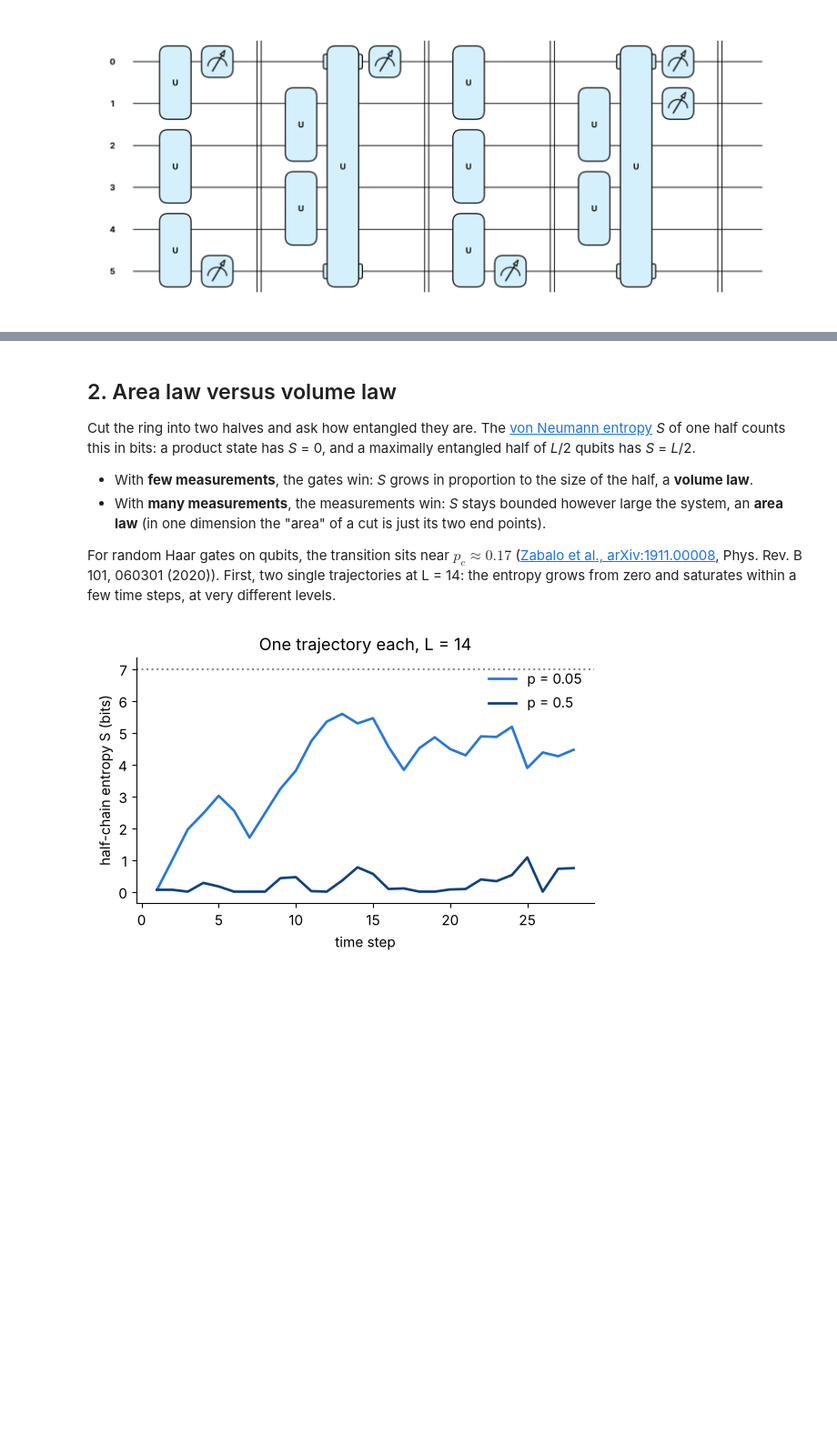
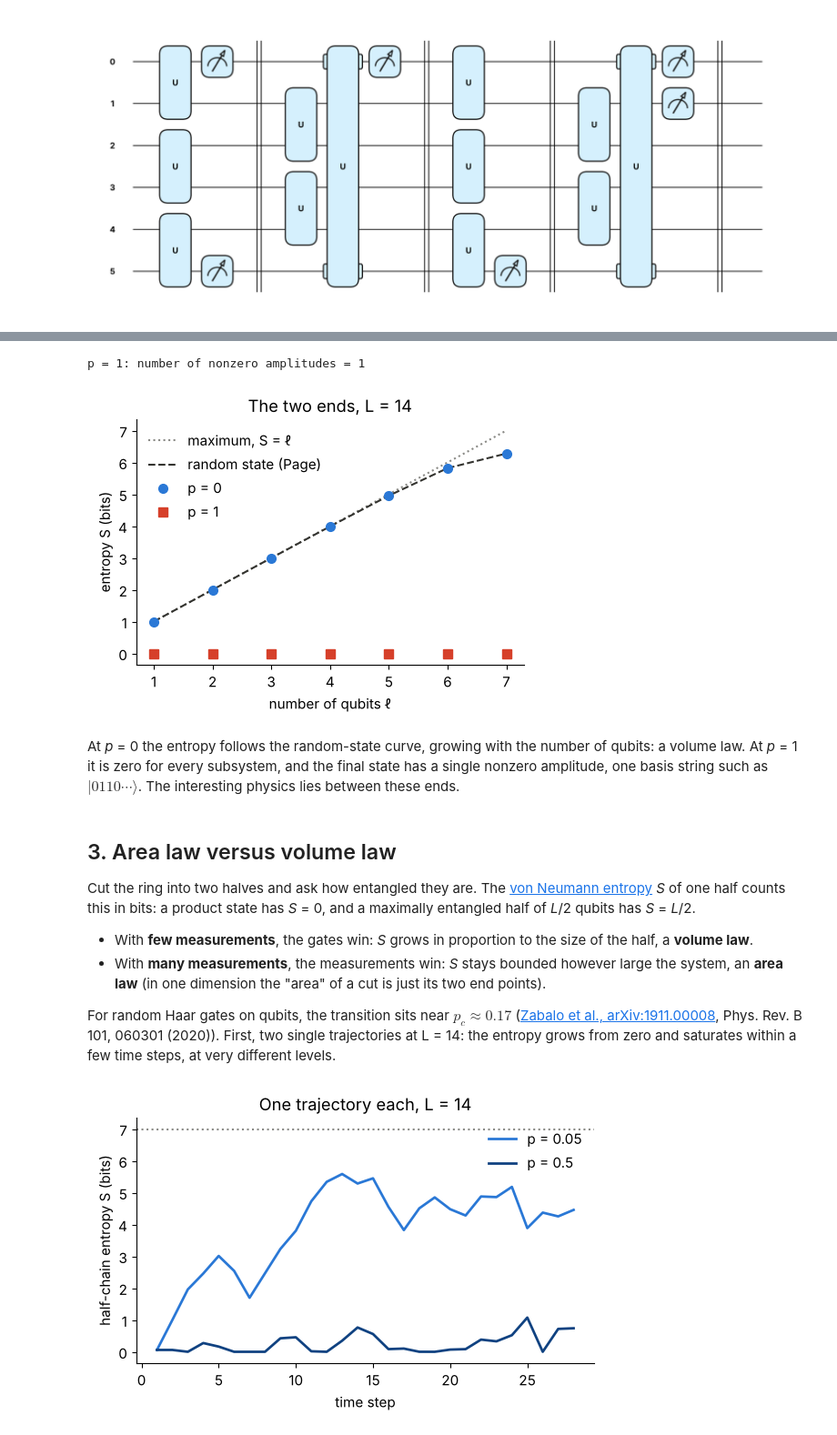
Before and after one commit to liukeLyu/mipt-sim, a Jupyter notebook: examples/mipt_tour.ipynb, the cells around one changed output, grey strips where cells are left out. Shown at 91% size. Cells and saved outputs as stored; diff of their text form; code cells hidden in the pictures; blank space fills up the shorter version.

Commit message:
Notebook: open with the two ends of the phase diagram

```diff
--- a/examples/mipt_tour.ipynb
+++ b/examples/mipt_tour.ipynb
@@ -55,5 +67,32 @@ fig, ax = qml.draw_mpl(demo_circuit, wire_order=range(L_demo), style="pennylane"
+# %%
+from mipt_sim import region_entropy
+
+
+def page(l, n):  # average entropy (bits) of l qubits in a Haar-random state of n qubits
+    m, k = 2**l, 2 ** (n - l)
+    return (sum(1 / j for j in range(k + 1, m * k + 1)) - (m - 1) / (2 * k)) / np.log(2)
+
+
+L, depth = 14, 28
+ells = range(1, L // 2 + 1)
+fig, ax = plt.subplots(figsize=(5.5, 3.5))
+ax.plot(ells, ells, ls=":", color="#8a8a86", label="maximum, S = ℓ")
+ax.plot(ells, [page(l, L) for l in ells], ls="--", color="#33332f", label="random state (Page)")
+for p, c, mk in [(0.0, "#2a78d6", "o"), (1.0, "#d6402a", "s")]:
+    rng = np.random.default_rng(0)
+    psi = run_circuit(L, random_circuit(L, p, rng, depth), rng)
+    ax.plot(ells, [region_entropy(psi, range(l)) for l in ells], mk, color=c, ms=7, label=f"p = {p:g}")
+    if p == 1:
+        print("p = 1: number of nonzero amplitudes =", int((np.abs(psi) > 1e-12).sum()))
+ax.set(xlabel="number of qubits ℓ", ylabel="entropy S (bits)", title=f"The two ends, L = {L}")
+ax.legend(frameon=False);
+# %% [output]
+p = 1: number of nonzero amplitudes = 1
+[figure, added]
+# %% [markdown]
+At *p* = 0 the entropy follows the random-state curve, growing with the number of qubits: a volume law. At *p* = 1 it is zero for every subsystem, and the final state has a single nonzero amplitude, one basis string such as $|0110\cdots\rangle$. The interesting physics lies between these ends.
 # %% [markdown]
-## 2. Area law versus volume law
+## 3. Area law versus volume law
 
 Cut the ring into two halves and ask how entangled they are. The [von Neumann entropy](https://en.wikipedia.org/wiki/Von_Neumann_entropy) *S* of one half counts this in bits: a product state has *S* = 0, and a maximally entangled half of *L*/2 qubits has *S* = *L*/2.
 
```
Also changed, not shown: parts of 4 cells of this notebook.
